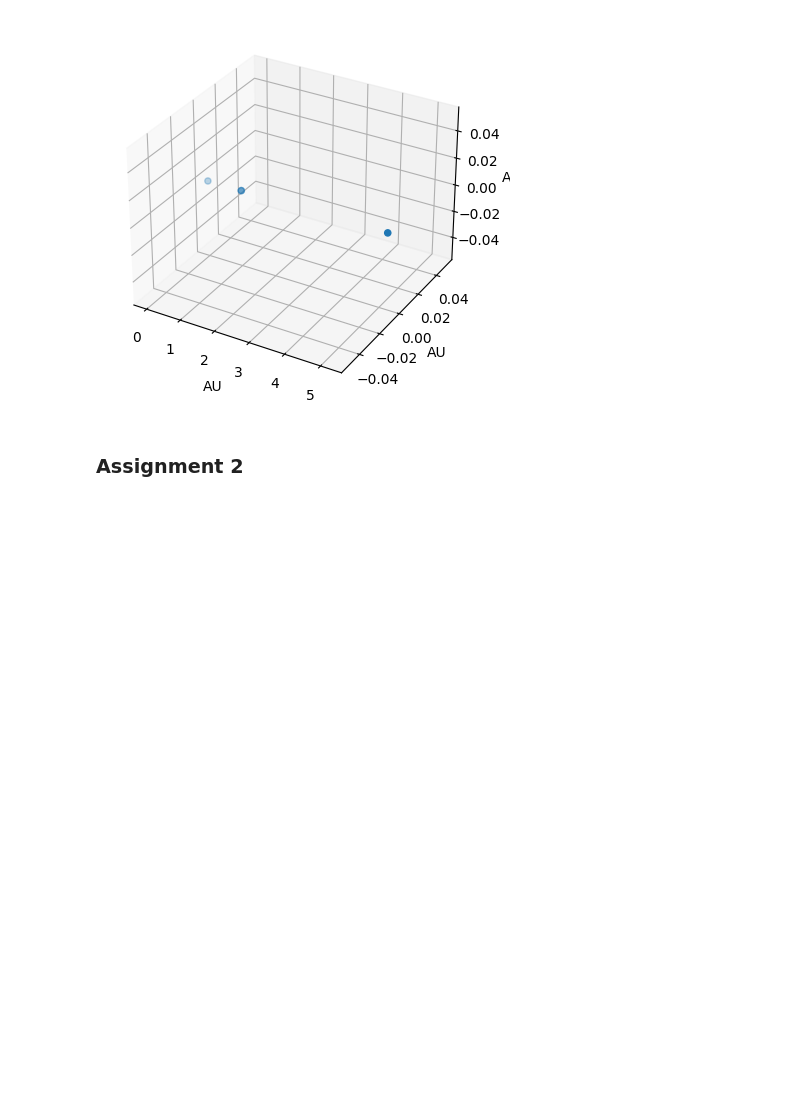
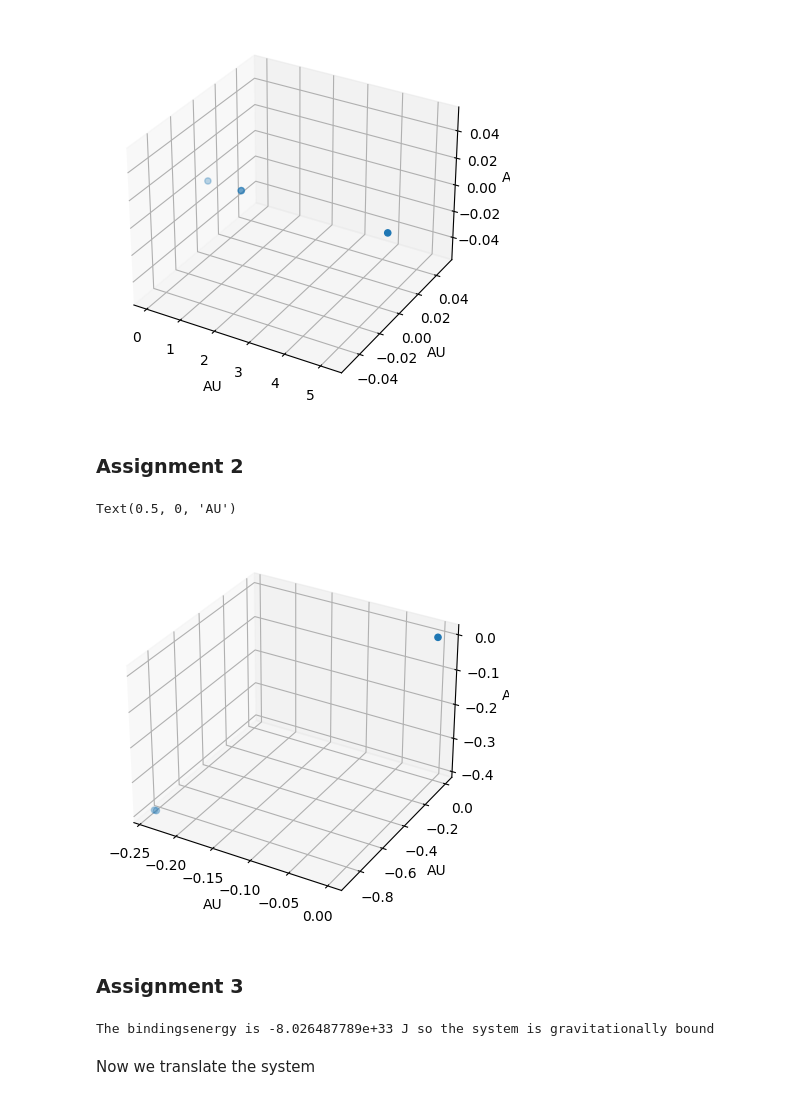
Before and after one commit to jaspertjansen/Amuse-Homework, a Jupyter notebook: particles.ipynb, the cells around one changed output. Saved outputs shown, nothing was run; the diff lists cells and outputs as text; code cells hidden in the pictures; blank space fills up the shorter version.

Commit message:
particles

```diff
--- a/particles.ipynb
+++ b/particles.ipynb
@@ -288,0 +290,77 @@ solarsystem.remove_particle(jup)
+# %%
+import numpy as np
+from amuse.ext import orbital_elements as oe
+
+sun_i, earth_i = oe.generate_binaries(
+        1 | units.MSun,
+        1 | units.MEarth,
+        1 | units.AU,
+        0.0167,
+        2*np.pi*np.random.rand() | units.rad,
+        23.5 | units.deg,
+        )
+
+_, moon_i = oe.generate_binaries(
+        1 | units.MEarth,
+        1/81 | units.MEarth,
+        0.0025695 | units.AU,
+        0.0549,
+        2*np.pi*np.random.rand() | units.rad,
+        5.1 | units.deg,
+        )
+# %%
+moon_i.position += earth_i.position
+moon_i.velocity += earth_i.velocity
+# %%
+solarsystem_i = Particles(3, particles=[sun_i,earth_i,moon_i])
+solarsystem_i.move_to_center()
+# %%
+#Check if correct
+
+import matplotlib.pyplot as plt
+
+ax = plt.axes(projection='3d')
+
+xdata = solarsystem_i.position.value_in(units.AU)[:,0]
+ydata = solarsystem_i.position.value_in(units.AU)[:,1]
+zdata = solarsystem_i.position.value_in(units.AU)[:,2]
+ax.scatter3D(xdata, ydata, zdata);
+ax.set_xlabel('AU')
+ax.set_ylabel('AU')
+ax.set_zlabel('AU')
+# %% [output]
+Text(0.5, 0, 'AU')
+[figure, added]
+# %% [markdown]
+### Assignment 3
+# %%
+def Ekin(mass, vel):
+    return 0.5*mass*(vel.length())**2
+
+def Egrav(mass1, mass2, x1, x2, y1, y2, z1, z2):
+    r12 = ((x1-x2)**2+(y1-y2)**2+(z1-z2)**2).sqrt()
+    return (G*mass1*mass2)/r12
+
+
+def E_grav_binding(system):
+    E_bind = 0 | units.J
+    for i in range(len(system)):
+        for j in range(len(system)):
+            if i == j:
+                E = Ekin(system.mass[j], system.velocity[j])
+                E_bind += E
+            else:
+                #the following line is not the prettiest but I find this the easiest to not make mistakes and understand what is happening!
+                E = Egrav(system.mass[i], system.mass[j], system.position[i][0], system.position[j][0]
+                          , system.position[i][1], system.position[j][1], system.position[i][2], system.position[j][2])
+                E_bind -= E
+    return E_bind
+
+E_bind = E_grav_binding(solarsystem_i)
+
+
+print("The bindingsenergy is", E_bind.in_(units.J), "so the system is gravitationally bound")
+# %% [output]
+The bindingsenergy is -8.026487789e+33 J so the system is gravitationally bound
+# %% [markdown]
+Now we translate the system
```
Also changed, not shown: parts of 23 cells of this notebook.
